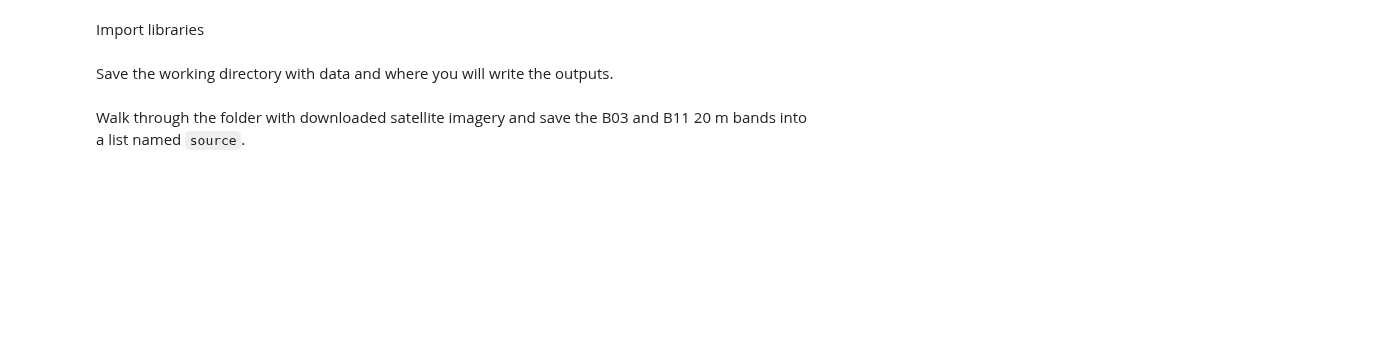
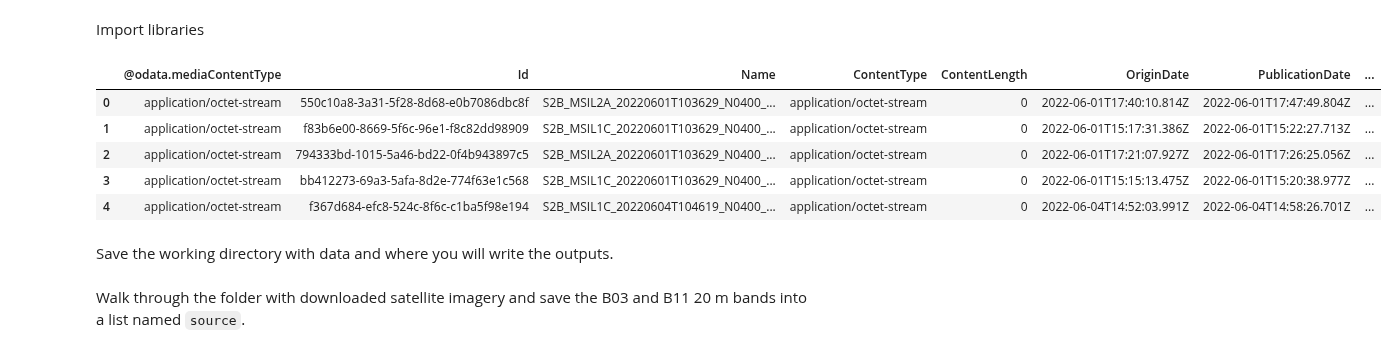
Before and after one commit to GISAdamToth/ArcGIS_Notebooks_thesis, a Jupyter notebook: glacial/ndsi.ipynb, the cells around one changed output. Cells and saved outputs as stored; diff of their text form; code cells hidden in the pictures; blank space fills up the shorter version.

Commit message:
trying to download sentinel data through api

```diff
--- a/glacial/ndsi.ipynb
+++ b/glacial/ndsi.ipynb
@@ -12,0 +22,11 @@ import matplotlib.pyplot as plt
+# %%
+
+json = requests.get(f"https://catalogue.dataspace.copernicus.eu/odata/v1/Products?$filter=Collection/Name eq '{data_collection}' and OData.CSC.Intersects(area=geography'SRID=4326;{aoi}) and ContentDate/Start gt {start_date}T00:00:00.000Z and ContentDate/Start lt {end_date}T00:00:00.000Z").json()
+pd.DataFrame.from_dict(json['value']).head(5)
+# %% [output]
+|  | @odata.mediaContentType | Id | Name | ContentType | ContentLength | OriginDate | PublicationDate | ... |
+| 0 | application/octet-stream | 550c10a8-3a31-5f28-8d68-e0b7086dbc8f | S2B_MSIL2A_20220601T103629_N0400_... | application/octet-stream | 0 | 2022-06-01T17:40:10.814Z | 2022-06-01T17:47:49.804Z | ... |
+| 1 | application/octet-stream | f83b6e00-8669-5f6c-96e1-f8c82dd98909 | S2B_MSIL1C_20220601T103629_N0400_... | application/octet-stream | 0 | 2022-06-01T15:17:31.386Z | 2022-06-01T15:22:27.713Z | ... |
+| 2 | application/octet-stream | 794333bd-1015-5a46-bd22-0f4b943897c5 | S2B_MSIL2A_20220601T103629_N0400_... | application/octet-stream | 0 | 2022-06-01T17:21:07.927Z | 2022-06-01T17:26:25.056Z | ... |
+| 3 | application/octet-stream | bb412273-69a3-5afa-8d2e-774f63e1c568 | S2B_MSIL1C_20220601T103629_N0400_... | application/octet-stream | 0 | 2022-06-01T15:15:13.475Z | 2022-06-01T15:20:38.977Z | ... |
+| 4 | application/octet-stream | f367d684-efc8-524c-8f6c-c1ba5f98e194 | S2B_MSIL1C_20220604T104619_N0400_... | application/octet-stream | 0 | 2022-06-04T14:52:03.991Z | 2022-06-04T14:58:26.701Z | ... |
```
Also changed, not shown: parts of 8 cells of this notebook.
